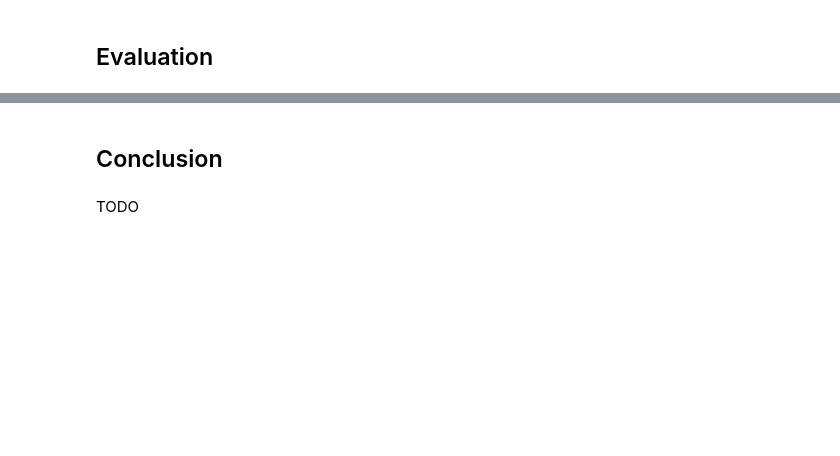
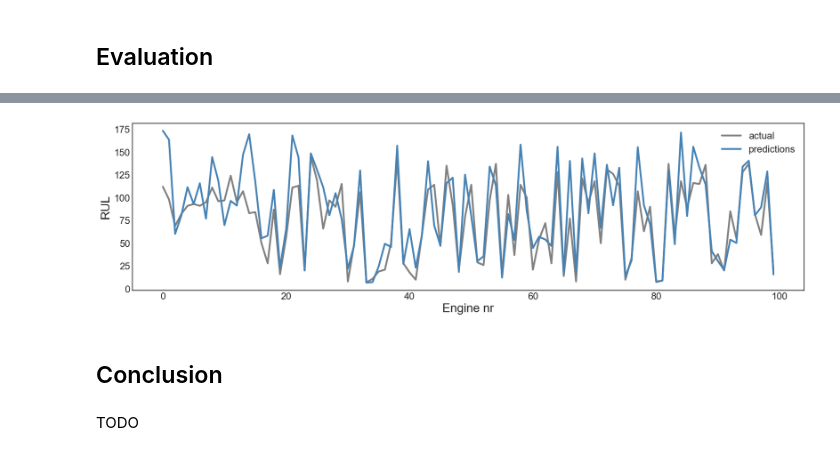
Before and after one commit to TaouMou/turbofan_predictive_maintenance, a Jupyter notebook: turbofan_exploration.ipynb, the cells around one changed output, grey strips where cells are left out. Saved outputs shown, nothing was run; the diff lists cells and outputs as text; code cells hidden in the pictures; blank space fills up the shorter version.

```diff
--- a/turbofan_exploration.ipynb
+++ b/turbofan_exploration.ipynb
@@ -394,3 +488,38 @@ from sklearn.ensemble import GradientBoostingRegressor
+# %%
+import matplotlib.pyplot as plt
+import seaborn as sns
+import numpy as np
+
+plt.style.use('seaborn-v0_8-white')
+plt.rcParams['figure.figsize'] = 20, 5
+
+# Use your best model, e.g., RandomForest
+best_model = models['RandomForest']
+y_predictions = best_model.predict(X_test)
+
+fig, ax = plt.subplots()
+plt.ylabel('RUL')
+plt.xlabel('Engine nr')
+
+# If y_test is a pandas Series with engine_id as index, use reset_index(drop=True)
+sns.lineplot(
+    x=np.arange(len(y_test)),
+    y=y_test.reset_index(drop=True) if hasattr(y_test, 'reset_index') else y_test,
+    color='gray',
+    label='actual',
+    ax=ax
+)
+sns.lineplot(
+    x=np.arange(len(y_predictions)),
+    y=y_predictions,
+    color='steelblue',
+    label='predictions',
+    ax=ax
+)
+ax.legend()
+plt.show()
+# %% [output]
+[figure, added]
 # %% [markdown]
 ## Conclusion
 # %% [markdown]
```
Also changed, not shown: parts of 13 cells of this notebook.
